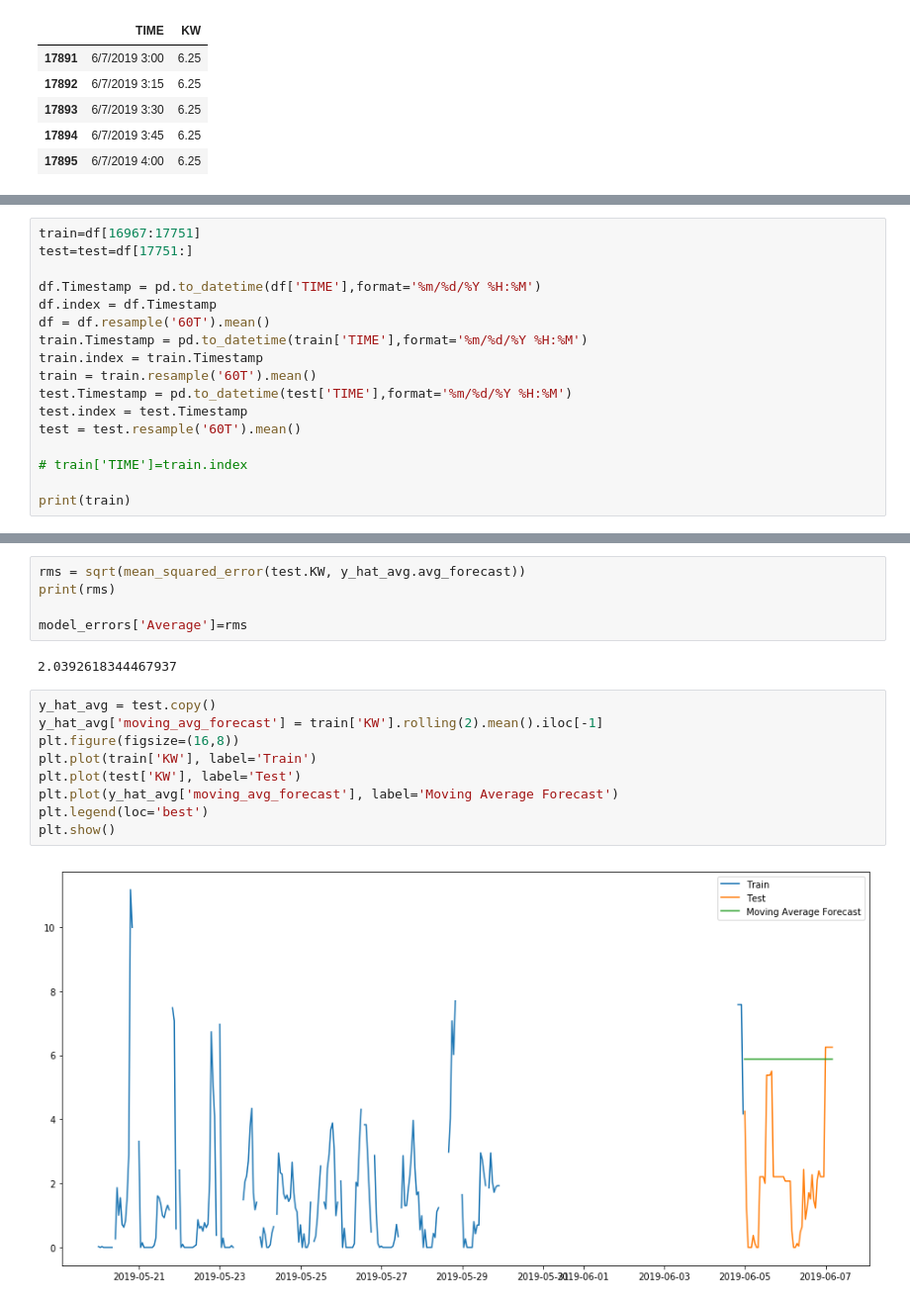
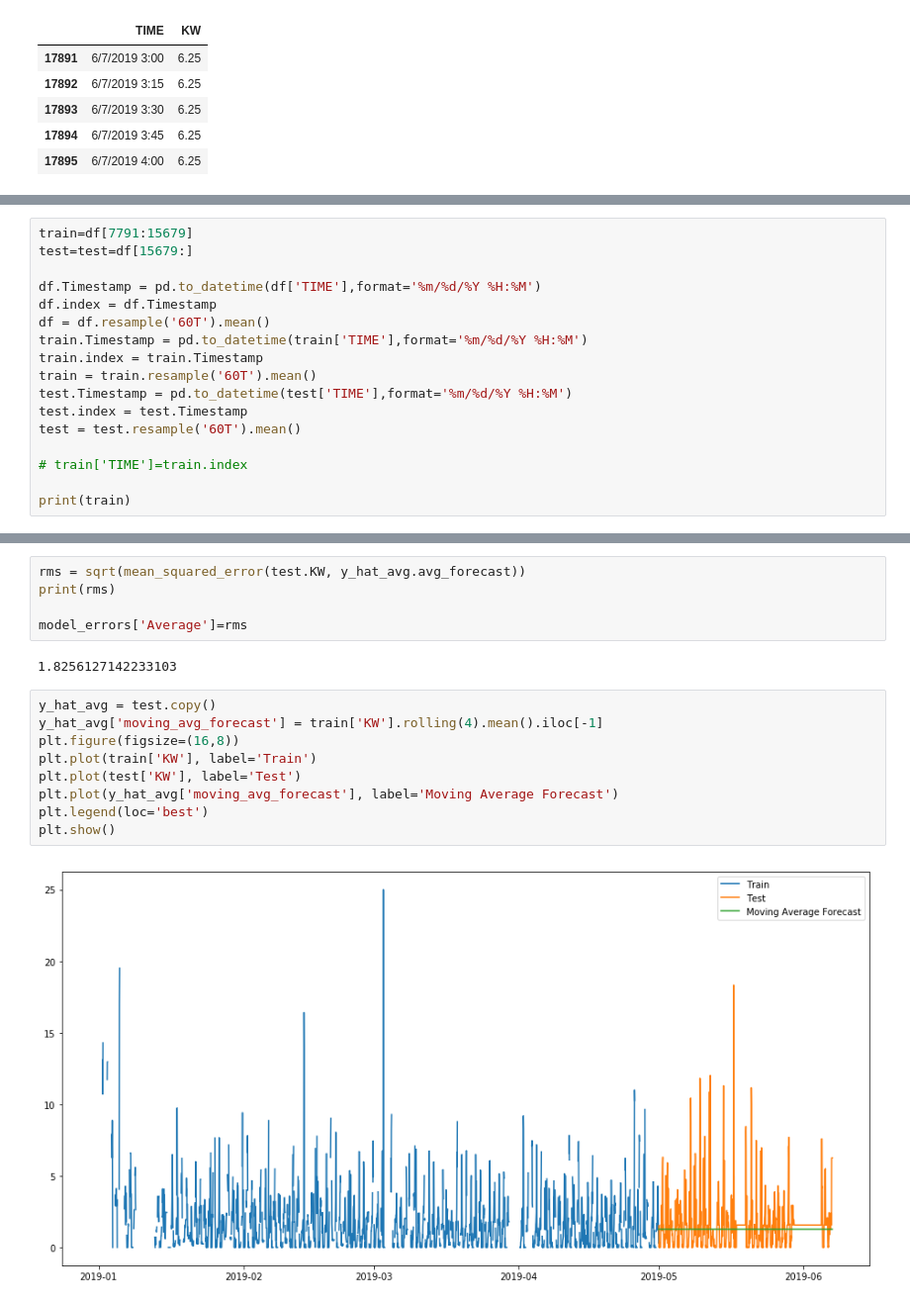
Before and after one commit to kaustav1996/utility_data_analysis, a Jupyter notebook: commercial_hourly.ipynb, the cells around one changed output, grey strips where cells are left out. Shown: that part at 99% size. Drawn from its saved outputs; the diff is of its cells as text.

```diff
--- a/commercial_hourly.ipynb
+++ b/commercial_hourly.ipynb
@@ -101,6 +88,6 @@ testtest.head()
 # %%
-train=df[16967:17751]
-test=test=df[17751:]
+train=df[7791:15679]
+test=test=df[15679:]
 
 df.Timestamp = pd.to_datetime(df['TIME'],format='%m/%d/%Y %H:%M')
 df.index = df.Timestamp
@@ -180,18 +167,18 @@ print(rms)
 
 model_errors['Average']=rms
 # %% [output]
-2.0392618344467937
+1.8256127142233103
 # %%
 y_hat_avg = test.copy()
-y_hat_avg['moving_avg_forecast'] = train['KW'].rolling(2).mean().iloc[-1]
+y_hat_avg['moving_avg_forecast'] = train['KW'].rolling(4).mean().iloc[-1]
 plt.figure(figsize=(16,8))
 plt.plot(train['KW'], label='Train')
 plt.plot(test['KW'], label='Test')
 plt.plot(y_hat_avg['moving_avg_forecast'], label='Moving Average Forecast')
 plt.legend(loc='best')
 plt.show()
 # %% [output]
-[figure, old version]
+[figure, new version]
 # %%
 test = test.fillna(test.mean())
 rms = sqrt(mean_squared_error(test.KW, y_hat_avg.moving_avg_forecast))
```
Also changed, not shown: parts of 17 cells of this notebook.
